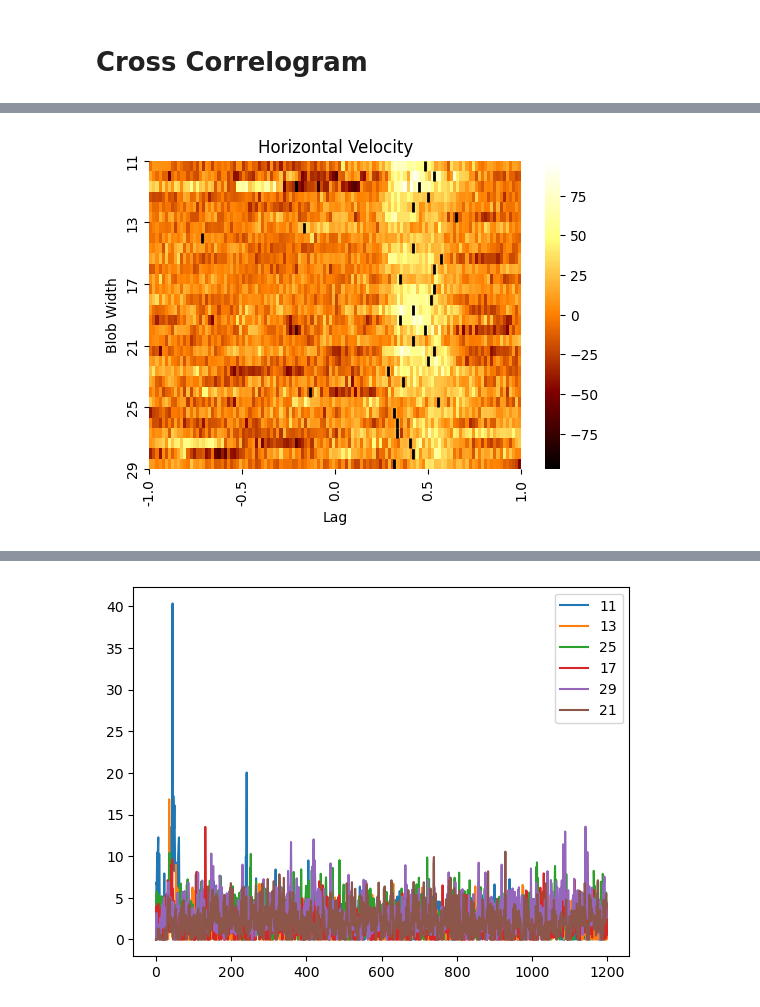
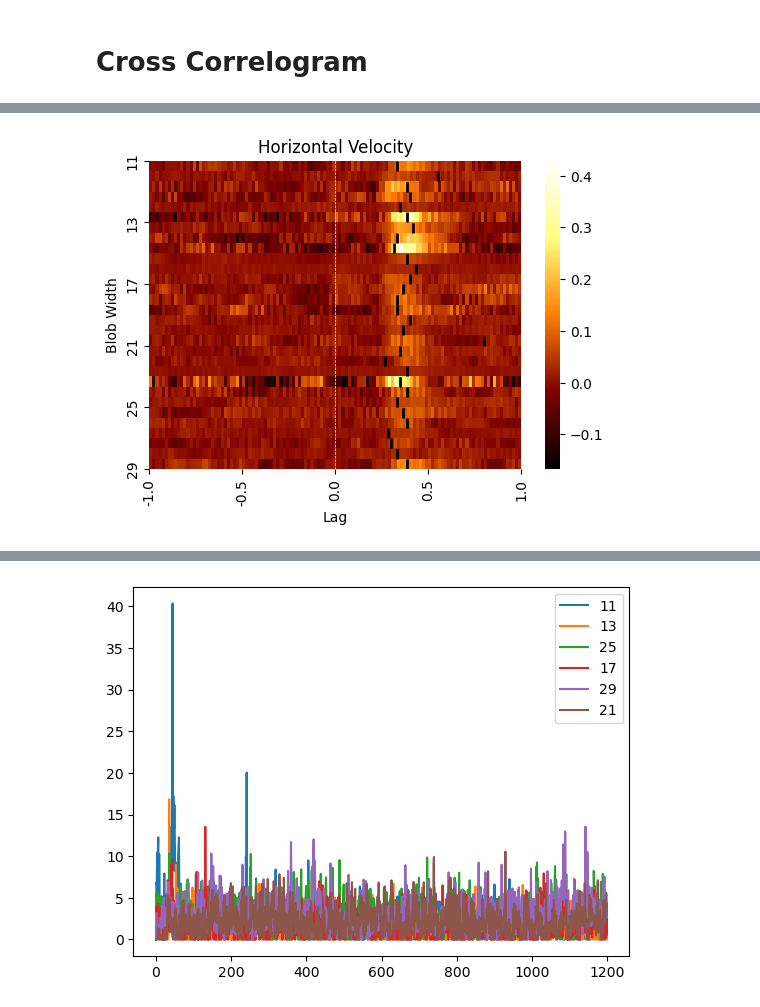
Before and after one commit to omeryildiran/Guido-Pascal-Omer-continuous-psychophysics, a Jupyter notebook: analysis_primier.ipynb, the cells around one changed output, grey strips where cells are left out. Drawn from its saved outputs; the diff is of its cells as text; code cells hidden in the pictures.

```diff
--- a/analysis_primier.ipynb
+++ b/analysis_primier.ipynb
@@ -160,8 +167,6 @@ plt.axvline(peak_index, color='black', linestyle='--')
 # %%
 # avarage cross correlation for trials with the same sigma value
-sigma_dict = {11: 0, 13: 1, 25: 2, 17:3,29:4,21:5}
 blob_widths=[11,13,17,21,25,29]
-#blob_widths=[29,25,21,17,13,11]
 mean_ccgs=[]
 ccg_blob_mean=[]
 ccg_single_blob=[]
@@ -170,20 +175,30 @@ lag_time=1 # seconds
 lag_range = int(lag_time*frameRate)
 len_trial=len(target[0,:])
 mid_trial=int(len_trial/2)
-for blob_width in blob_widths:
-    for i in range(5):
-        trialNum=sigma_dict[blob_width]*5+i
-        X=mouse_x_velocity[trialNum, :]
-        Y=blob_x_velocity[trialNum, :]
-        ccg_single_trial=  np.correlate(X, Y, 'full')
-        ccg_single_trial = ccg_single_trial[len_trial - lag_range : len_trial + lag_range]
+for blob_width in range(len(blob_widths)):
+    for i in range(nTrialPerBlock):
+        tmp_trial=trialDictSorted[i+blob_width*nTrialPerBlock][1]
+        X=tmp_trial['mouse_x']
+        Y=tmp_trial['blob_x']
+        # normalize X
+        X=(X-np.min(X))/(np.max(X)-np.min(X))*2-1
+        # normalize Y
+        Y=(Y-np.min(Y))/(np.max(Y)-np.min(Y))*2-1
+        ccg_single_trial= np.correlate(np.diff(X), np.diff(Y), 'full')
+        #ccg_single_trial = ccg_single_trial[len_trial - lag_range : len_trial + lag_range]
         ccg_single_blob.append(ccg_single_trial)
     ccg_blob_mean.append(np.mean(ccg_single_blob, axis=0))
 
+# Trim ccg_blob_mean to lag_range
+ccg_blob_mean=np.array(ccg_blob_mean)
+ccg_blob_mean_trimmed = ccg_blob_mean[:, len_trial - lag_range : len_trial + lag_range]
+# trim single ccgs
+ccg_single_blob=np.array(ccg_single_blob)
+ccg_single_blob_trimmed = ccg_single_blob[:, len_trial - lag_range : len_trial + lag_range]
 
 # create heatmap for mean of cross correlation for trials with the same sigma value
 plt.figure(figsize=(6, 4))
-sns.heatmap(ccg_blob_mean, cmap='afmhot',yticklabels=blob_widths)
+sns.heatmap(ccg_blob_mean_trimmed, cmap='afmhot',yticklabels=blob_widths)
 
 # set x axis ticks from -120 to 120 with ticks at every 20 units
 x=np.linspace(0, frameRate*lag_time*2, 5)
@@ -195,7 +210,7 @@ plt.xlabel('Lag')
 plt.ylabel('Blob Width')
 
 # Find lag indices of peaks in each row
-peak_indices = np.argmax(ccg_blob_mean, axis=1)
+peak_indices = np.argmax(ccg_blob_mean_trimmed, axis=1)
 # Trace peak for each blob width
 # Add peak lines to the heatmap
 for i, peak_index in enumerate(peak_indices):
@@ -207,32 +222,28 @@ plt.show()
 # %%
-
 # create heatmap for mean of cross correlation for trials with the same sigma value
 plt.figure(figsize=(6, 4))
-sns.heatmap(ccg_single_blob, cmap='afmhot')
-
+sns.heatmap(ccg_single_blob_trimmed, cmap='afmhot')
 # set x axis ticks from -120 to 120 with ticks at every 20 units
 x=np.linspace(0, frameRate*lag_time*2, 5)
 labels=np.linspace(-lag_time, lag_time, len(x))
 plt.xticks(x, labels, rotation='vertical')
 ## set y axis ticks based on blob widths so that each 5 rows are for the same blob width
-yticks=np.linspace(0, len(ccg_single_blob), 6)
+yticks=np.linspace(0, len(ccg_single_blob_trimmed), 6)
 yticklabels=blob_widths
 plt.yticks(yticks, yticklabels)
 
-
-
-#plt.imshow(ccg_blob_mean, cmap='afmhot', aspect='auto', yticklabels=blob_widths)
 plt.title('Horizontal Velocity')
 plt.xlabel('Lag')
 plt.ylabel('Blob Width')
-
 # Find lag indices of peaks in each row
-peak_indices = np.argmax(ccg_single_blob, axis=1)
+peak_indices = np.argmax(ccg_single_blob_trimmed, axis=1)
 # Trace peak for each blob width
 # Add peak lines to the heatmap
+plt.axvline(x=lag_range,color='white',linestyle='--',linewidth=0.5)
+
 for i, peak_index in enumerate(peak_indices):
     #plt.axvline(x=peak_index, color='black', linestyle='--', linewidth=1, ymin=i/len(blob_widths), ymax=(i+1)/len(blob_widths))
     plt.axvline(x=peak_index, color='black', linestyle='--', linewidth=2, ymin=i/30, ymax=(i+1)/30)
 plt.show()
 # %% [output]
-[figure, old version]
+[figure, new version]
```
Also changed, not shown: parts of 28 cells of this notebook.
